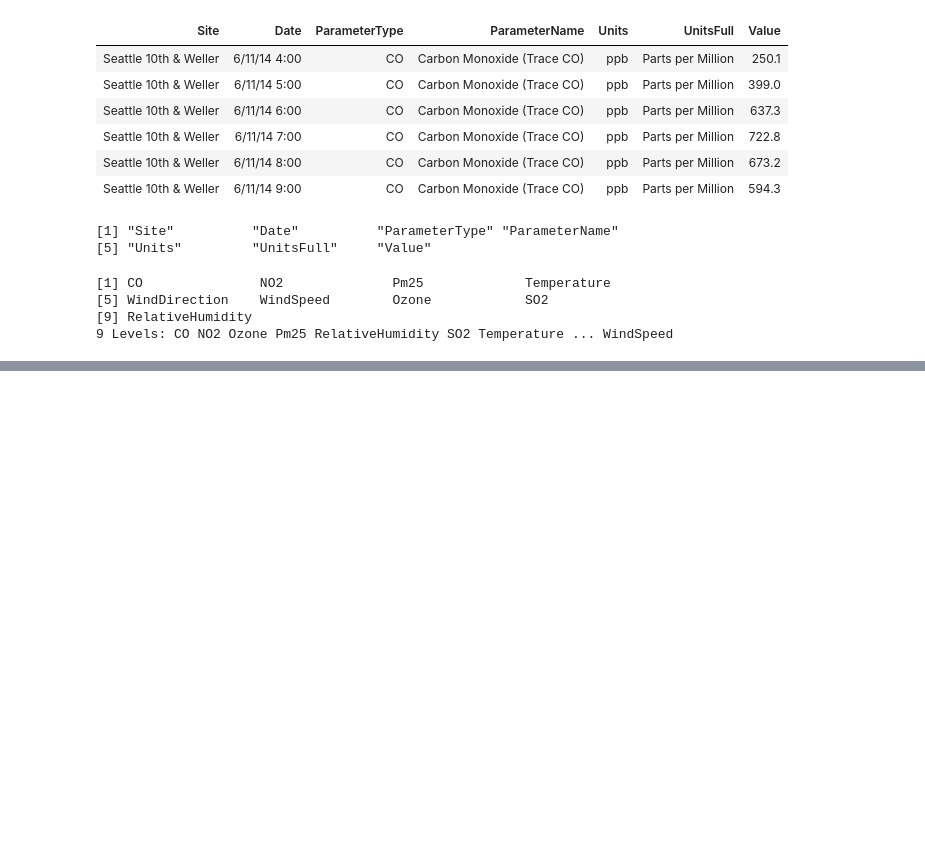
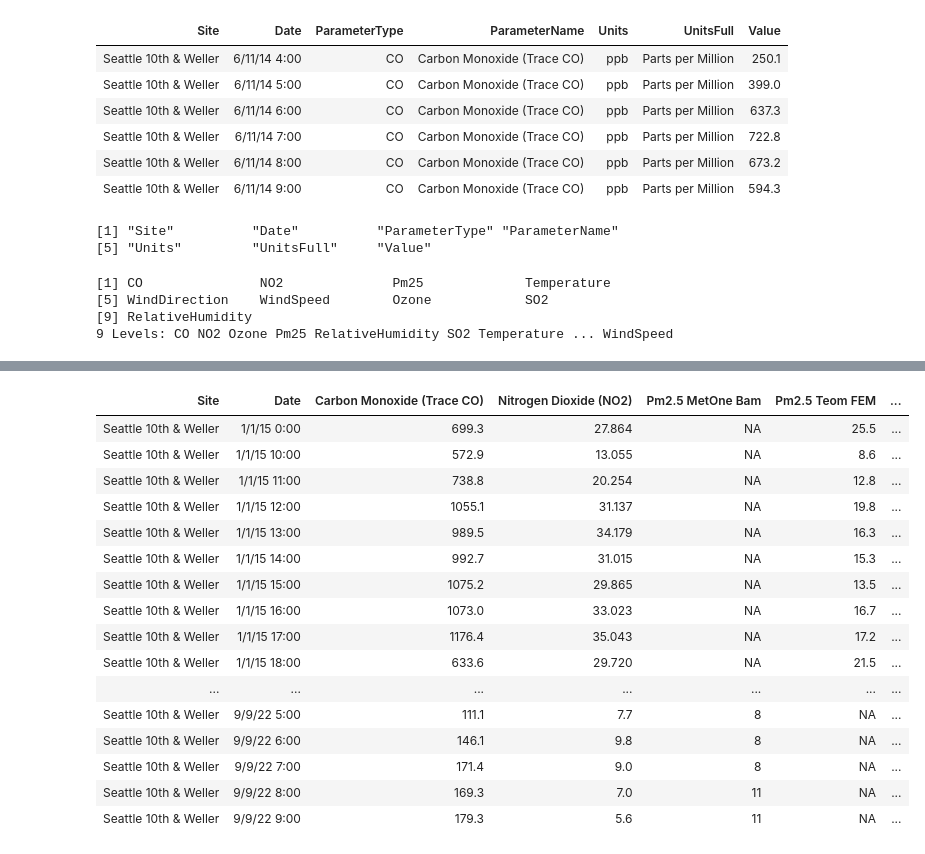
Before and after one commit to aworthyperson/Bike_Counters_Air_Quality, a Jupyter notebook: R_Notebook_bikes_AW.ipynb, the cells around one changed output, grey strips where cells are left out. Cells and saved outputs as stored; diff of their text form; code cells hidden in the pictures; blank space fills up the shorter version.

```diff
--- a/R_Notebook_bikes_AW.ipynb
+++ b/R_Notebook_bikes_AW.ipynb
@@ -79,0 +112,22 @@ ERROR: Error in library(reshape): there is no package called ‘reshape’
+# %%
+weller <-subset(wide, Site == 'Seattle 10th & Weller')
+weller= weller %>% select_if(~ !all(is.na(.)))
+weller
+# %% [output]
+| Site | Date | Carbon Monoxide (Trace CO) | Nitrogen Dioxide (NO2) | Pm2.5 MetOne Bam | Pm2.5 Teom FEM | ... |
+| Seattle 10th & Weller | 1/1/15 0:00 | 699.3 | 27.864 | NA | 25.5 | ... |
+| Seattle 10th & Weller | 1/1/15 10:00 | 572.9 | 13.055 | NA | 8.6 | ... |
+| Seattle 10th & Weller | 1/1/15 11:00 | 738.8 | 20.254 | NA | 12.8 | ... |
+| Seattle 10th & Weller | 1/1/15 12:00 | 1055.1 | 31.137 | NA | 19.8 | ... |
+| Seattle 10th & Weller | 1/1/15 13:00 | 989.5 | 34.179 | NA | 16.3 | ... |
+| Seattle 10th & Weller | 1/1/15 14:00 | 992.7 | 31.015 | NA | 15.3 | ... |
+| Seattle 10th & Weller | 1/1/15 15:00 | 1075.2 | 29.865 | NA | 13.5 | ... |
+| Seattle 10th & Weller | 1/1/15 16:00 | 1073.0 | 33.023 | NA | 16.7 | ... |
+| Seattle 10th & Weller | 1/1/15 17:00 | 1176.4 | 35.043 | NA | 17.2 | ... |
+| Seattle 10th & Weller | 1/1/15 18:00 | 633.6 | 29.720 | NA | 21.5 | ... |
+| ... | ... | ... | ... | ... | ... | ... |
+| Seattle 10th & Weller | 9/9/22 5:00 | 111.1 | 7.7 | 8 | NA | ... |
+| Seattle 10th & Weller | 9/9/22 6:00 | 146.1 | 9.8 | 8 | NA | ... |
+| Seattle 10th & Weller | 9/9/22 7:00 | 171.4 | 9.0 | 8 | NA | ... |
+| Seattle 10th & Weller | 9/9/22 8:00 | 169.3 | 7.0 | 11 | NA | ... |
+| Seattle 10th & Weller | 9/9/22 9:00 | 179.3 | 5.6 | 11 | NA | ... |
```
Also changed, not shown: parts of 6 cells of this notebook.
